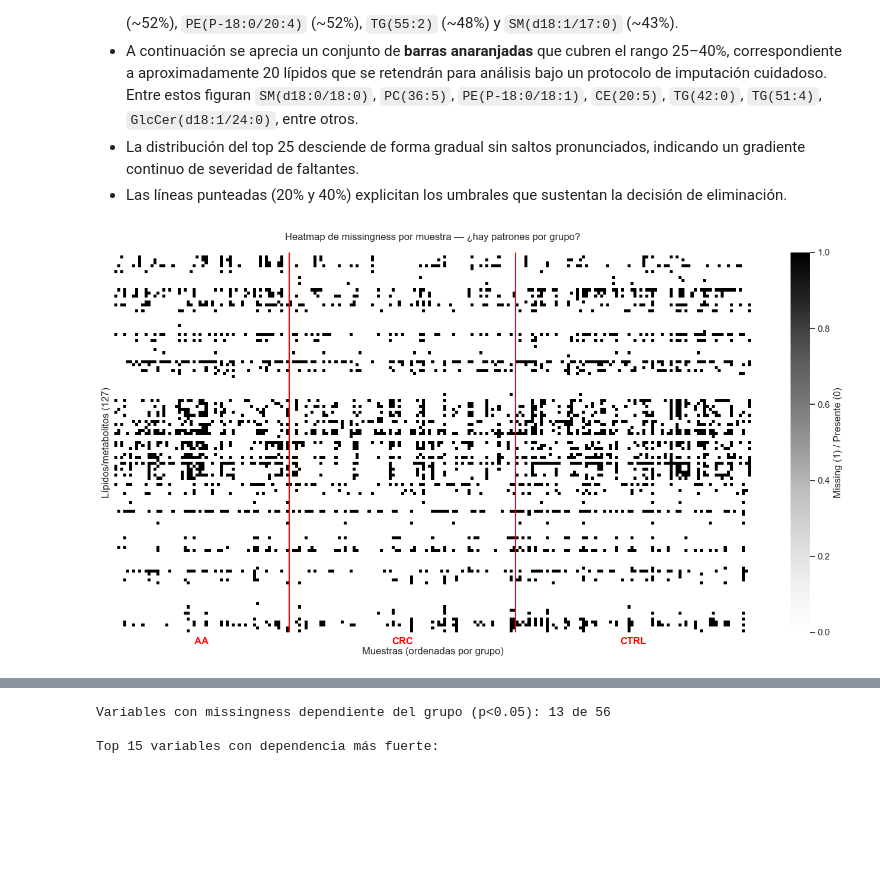
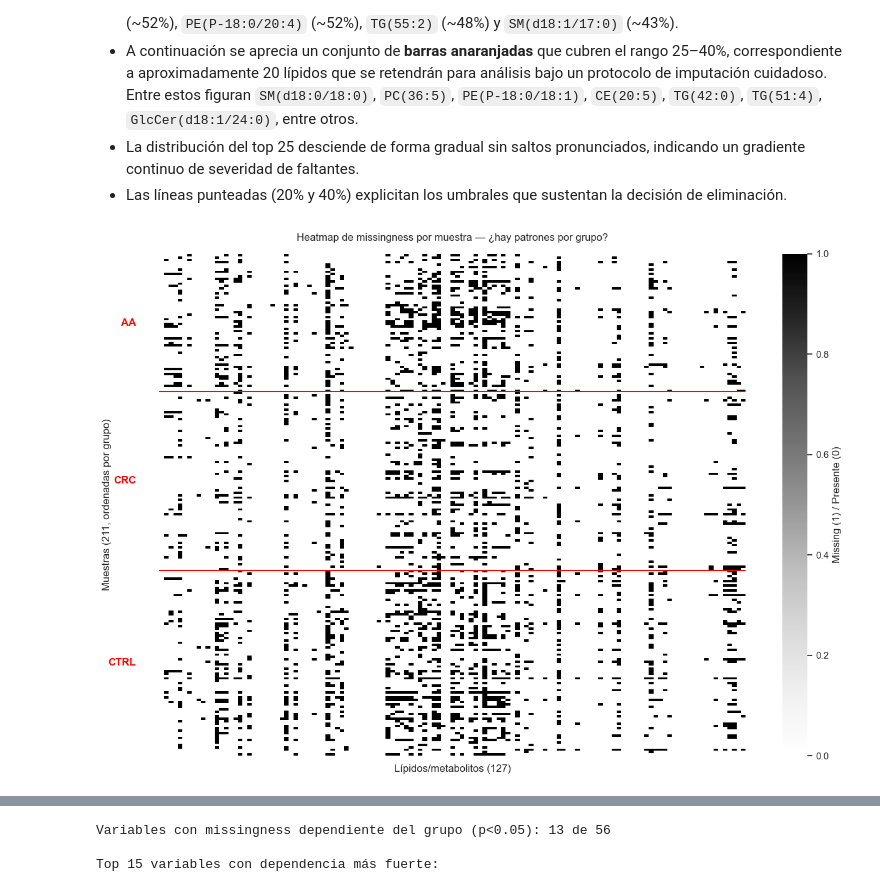
Before and after one commit to A01795919/proyecto_integrador_equipo-22, a Jupyter notebook: notebooks/Avance1_Equipo22.ipynb, the cells around one changed output, grey strips where cells are left out. Cells and saved outputs as stored; diff of their text form; code cells hidden in the pictures; blank space fills up the shorter version.

```diff
--- a/notebooks/Avance1_Equipo22.ipynb
+++ b/notebooks/Avance1_Equipo22.ipynb
@@ -560,48 +560,53 @@ plt.show()
 # %%
 # 2.1.3 Heatmap de missingness ordenado por grupo
 # Pregunta clave: ¿se ven patrones de ausencia compartidos entre muestras de un mismo grupo?
+# Convencion: filas = muestras (observaciones), columnas = lipidos (variables) — replica
+# la estructura natural del DataFrame y facilita la lectura por muestra.
+from matplotlib.transforms import blended_transform_factory
+
 data_sorted = data.sort_values('group').reset_index(drop=True)
 group_labels_sorted = data_sorted['group'].values
 
 # Solo lípidos para que el heatmap sea legible (las clínicas no tienen NaN)
 miss_matrix = data_sorted[lipid_cols].isna().astype(int)
-n_lipids = len(lipid_cols)
+n_samples = miss_matrix.shape[0]
+n_lipids = miss_matrix.shape[1]
 
-fig, ax = plt.subplots(figsize=(14, 7.5))
-sns.heatmap(miss_matrix.T, cmap='Greys', cbar_kws={'label': 'Missing (1) / Presente (0)'},
+fig, ax = plt.subplots(figsize=(13, 9))
+sns.heatmap(miss_matrix, cmap='Greys', cbar_kws={'label': 'Missing (1) / Presente (0)'},
             xticklabels=False, yticklabels=False, ax=ax)
 
-# Identificar límites de cada grupo (en coordenadas X del heatmap)
+# Identificar limites de cada grupo (en coordenadas Y del heatmap)
 group_changes = [0]
 prev = group_labels_sorted[0]
 for idx, g in enumerate(group_labels_sorted):
     if g != prev:
         group_changes.append(idx)
         prev = g
 group_changes.append(len(group_labels_sorted))
 
-# Líneas verticales para separar grupos
+# Lineas horizontales para separar grupos (las muestras ahora estan en Y)
 for idx in group_changes[1:-1]:
-    ax.axvline(idx, color='red', linewidth=1.5)
+    ax.axhline(idx, color='red', linewidth=1.5)
 
-# Etiquetas de grupo DEBAJO del heatmap (no arriba donde va el título)
+# Etiquetas de grupo a la izquierda del heatmap, fuera del area de plot
+# transAxes para X (independiente del ancho en celdas), transData para Y (centra en bloque)
+trans = blended_transform_factory(ax.transAxes, ax.transData)
 for i in range(len(group_changes) - 1):
     start = group_changes[i]
     end = group_changes[i + 1]
-    center_x = (start + end) / 2
+    center_y = (start + end) / 2
     label = group_labels_sorted[start]
-    # y=n_lipids+5 está debajo del heatmap (ya que el eje y está invertido en heatmap)
-    ax.text(center_x, n_lipids + 4, label, ha='center', fontsize=12,
-            fontweight='bold', color='red')
+    ax.text(-0.04, center_y, label, transform=trans, ha='right', va='center',
+            fontsize=12, fontweight='bold', color='red')
 
-ax.set_xlabel('Muestras (ordenadas por grupo)', labelpad=18)
-ax.set_ylabel('Lípidos/metabolitos (127)')
-# pad=15 separa el título del borde superior del heatmap
+ax.set_xlabel('Lípidos/metabolitos (127)', labelpad=10)
+ax.set_ylabel('Muestras (211, ordenadas por grupo)', labelpad=55)
 ax.set_title('Heatmap de missingness por muestra — ¿hay patrones por grupo?', pad=15)
 plt.tight_layout()
 plt.show()
 # %% [output]
-[figure, old version]
+[figure, new version]
 # %% [markdown]
 **Lectura del resultado:**
 
```
Also changed, not shown: parts of 3 cells of this notebook.
